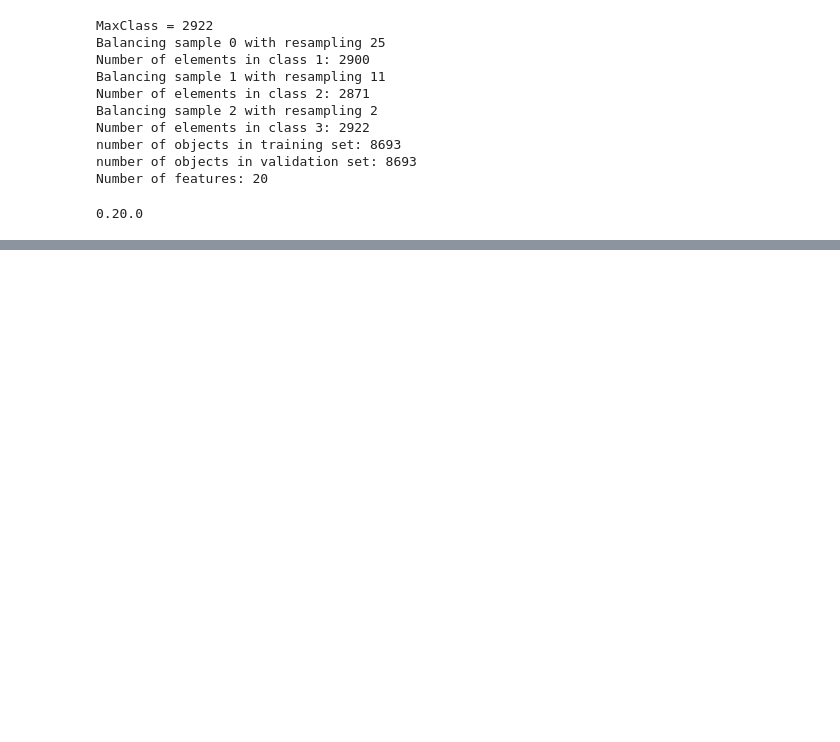
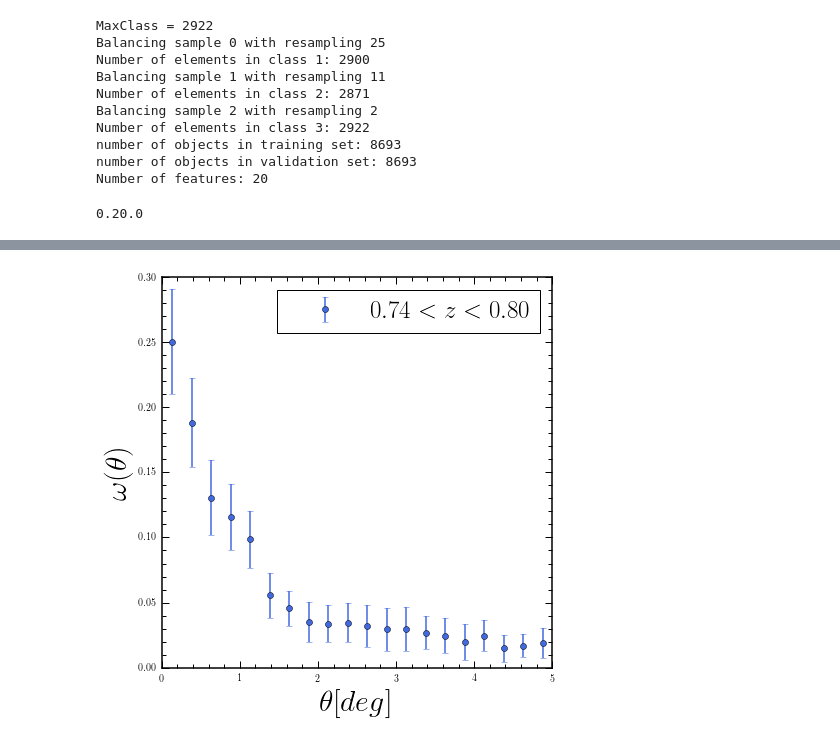
Before and after one commit to aaorsi/ELG_analysis, a Jupyter notebook: learn_ELGz.ipynb, the cells around one changed output, grey strips where cells are left out. Cells and saved outputs as stored; diff of their text form; code cells hidden in the pictures; blank space fills up the shorter version.

```diff
--- a/learn_ELGz.ipynb
+++ b/learn_ELGz.ipynb
@@ -2193,0 +2200,17 @@ ntiles 484
+# %%
+import pymangle
+generate_random_mask = False
+
+if generate_random_mask:
+    jpm_file = '/home/CEFCA/aaorsi/work/jplus_masks/jplus_dr1_mask.pol'
+    jplus_mask = pymangle.mangle.Mangle(jpm_file)
+    jpran = jplus_mask.genrand(100000)
+    ran_mask = {'coords':np.transpose([jpran[0], jpran[1]])}
+else:
+    ranfile = 'random_mask.data'
+    ran_mask = pickle.load(open(ranfile))
+
+print ran_mask.keys()
+tiles = jplus.datasets.fetch_jplus_tile_list(db='dr1',overwrite=False)
+
+print tiles.keys()
@@ -2193,0 +2297,76 @@ ntiles 484
+# %%
+# Raw 2PCF:
+
+readw = True
+
+import CosmoBolognaLib as cbl
+cosmology = cbl.Cosmology()
+
+ran_mask['redshift'] = np.ones(len(ran_mask['coords']))
+gal_oii['redshift'] = np.ones(len(gal_oii['coords']))
+
+ra_mask = ran_mask['coords'][:,0].astype(float)
+dec_mask = ran_mask['coords'][:,1].astype(float)
+
+if readw is False:
+    cat_objs = cbl.Catalogue(cbl.EnumTypes._Galaxy_, cbl.EnumTypes._observedCoordinates_,
+                            gal_oii['coords'][:,0],gal_oii['coords'][:,1],gal_oii['redshift'], cosmology, cbl.EnumTypes._degrees_)
+
+    ran_objs = cbl.Catalogue(cbl.EnumTypes._RandomObject_, cbl.EnumTypes._observedCoordinates_,
+                            ra_mask,dec_mask,
+                             ran_mask['redshift'], cosmology, cbl.EnumTypes._degrees_)
+
+
+
+    angMin = 0.01                #// minimum angular separation
+    angMax = 5.                  #// maximum angular separation
+    nbins = 20                      #// number of bins
+    shift = 0.5                  #// shift used to set the bin centre
+    angularUnits = cbl.EnumTypes._degrees_
+
+    twopt = cbl.TwoPointCorrelation1D_angular(cat_objs, ran_objs,cbl.EnumTypes._linear_, angMin, angMax, nbins, shift,
+                                            angularUnits)
+    cbl.set_ObjectRegion_SubBoxes(cat_objs,ran_objs,3,3,3)
+
+    twopt.measure(cbl.EnumTypes._Jackknife_,'./')
+    twopt.write('./', 'test');
+    xx = twopt.xx()
+    xi1D = twopt.xi1D()
+    error1D = twopt.error1D()
+else:
+    xx, xi1D, error1D = np.loadtxt('test',unpack=True)
+
+plt.figure(4,figsize=(7,7))
+
+plt.errorbar(xx, xi1D, error1D, fmt='o',
+             color='royalblue', label=r'$%.2f<z<%.2f$'%(0.74,0.8))
+plt.legend(fontsize=25)
+
+#plt.yscale('log')
+#plt.xscale('log')
+
+plt.xlabel(r'$\theta [deg]$',fontsize=30)
+plt.ylabel(r'$\omega(\theta)$',fontsize=30)
+plt.savefig('w_elgcand.pdf',bbox_inches='tight')
+
+"""
+plt.figure(5)
+rMin = 1.0
+rMax = 20.0
+piMin = 0.
+piMax = 0.
+proj_tpf = cbl.TwoPointCorrelation_projected(cat_objs, ran_objs,cbl.EnumTypes._linear_, rMin, rMax, nbins, shift,
+                                        angularUnits)
+
+cbl.set_ObjectRegion_SubBoxes(cat_objs,ran_objs,3,3,3)
+proj_tpf.measure(cbl.EnumTypes._Jackknife_,'./')
+proj_tpf.write('./', 'test')
+
+plt.errorbar(proj_tpf.xx(), proj_tpf.xi1D(), proj_tpf.error1D(), fmt='o',color='royalblue', label="2pt monopole")
+plt.legend()
+plt.xlabel(r'$r_p$',fontsize=20)
+plt.ylabel(r'$w_p(r_p)$',fontsize=20)
+plt.savefig('wp_rp.pdf',bbox_inches='tight')
+
+"""
+# %% [output]
@@ -2193,0 +2374 @@ ntiles 484
+[figure, added]
```
Also changed, not shown: parts of 14 cells of this notebook.
